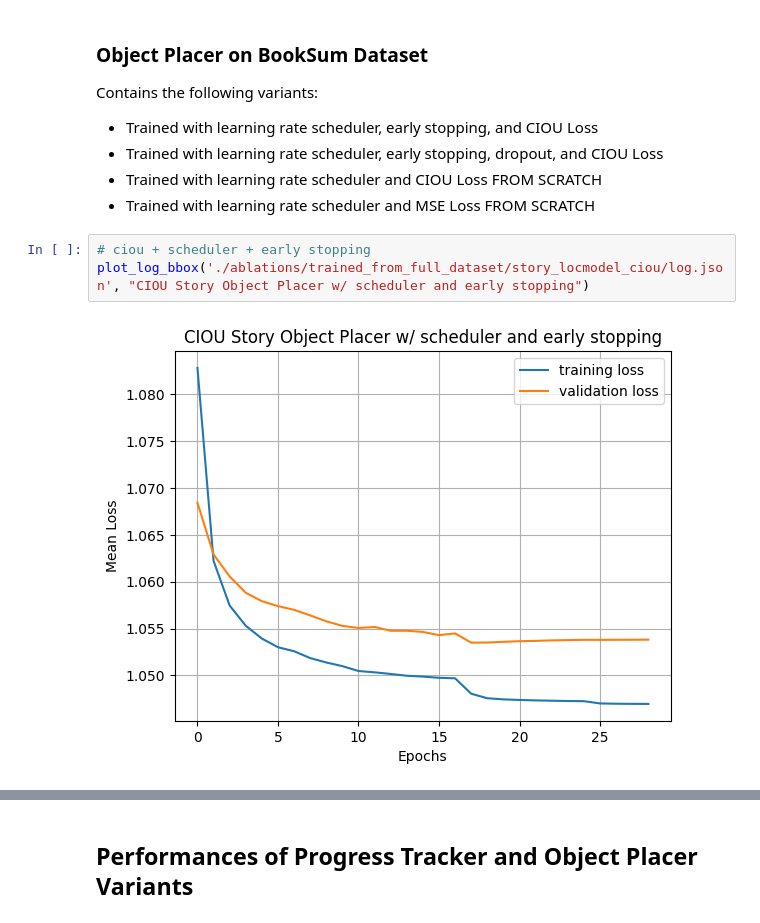
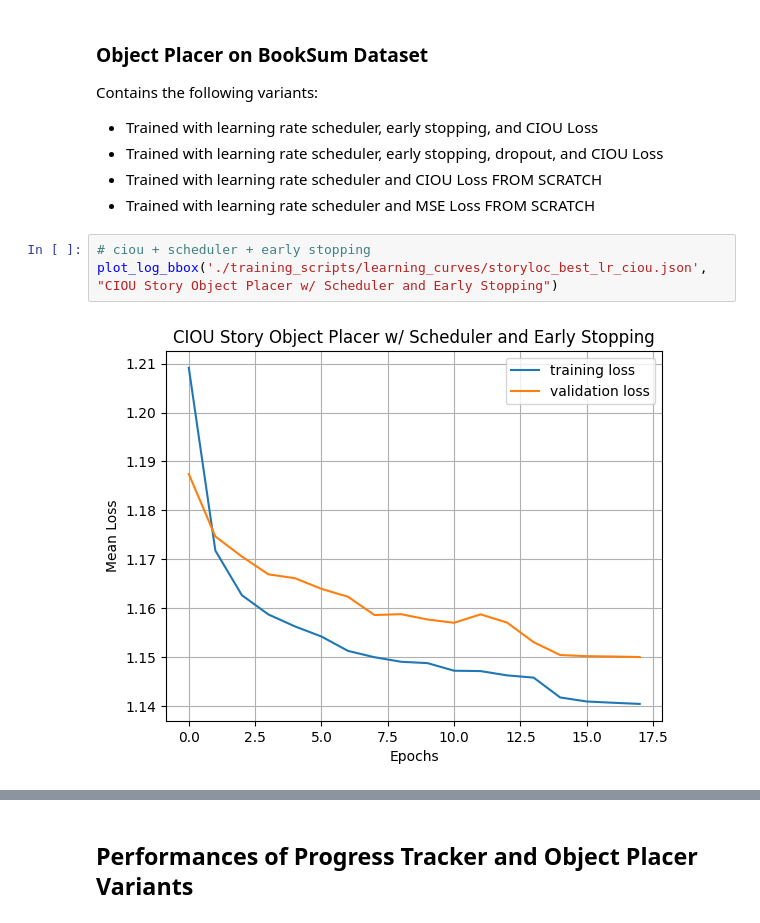
Before and after one commit to gen-ie/BOOK2PPT_Honours_2024, a Jupyter notebook: training_experiments.ipynb, the cells around one changed output, grey strips where cells are left out. Cells and saved outputs as stored; diff of their text form.

Commit message:
updated learning curves with correct log file locations

```diff
--- a/training_experiments.ipynb
+++ b/training_experiments.ipynb
@@ -167,6 +167,6 @@ Contains the following variants:
 - Trained with learning rate scheduler and MSE Loss FROM SCRATCH
 # %%
 # ciou + scheduler + early stopping
-plot_log_bbox('./ablations/trained_from_full_dataset/story_locmodel_ciou/log.json', "CIOU Story Object Placer w/ scheduler and early stopping")
+plot_log_bbox('./training_scripts/learning_curves/storyloc_best_lr_ciou.json', "CIOU Story Object Placer w/ Scheduler and Early Stopping")
 # %% [output]
-[figure, old version]
+[figure, new version]
```
Also changed, not shown: parts of 15 cells of this notebook.
